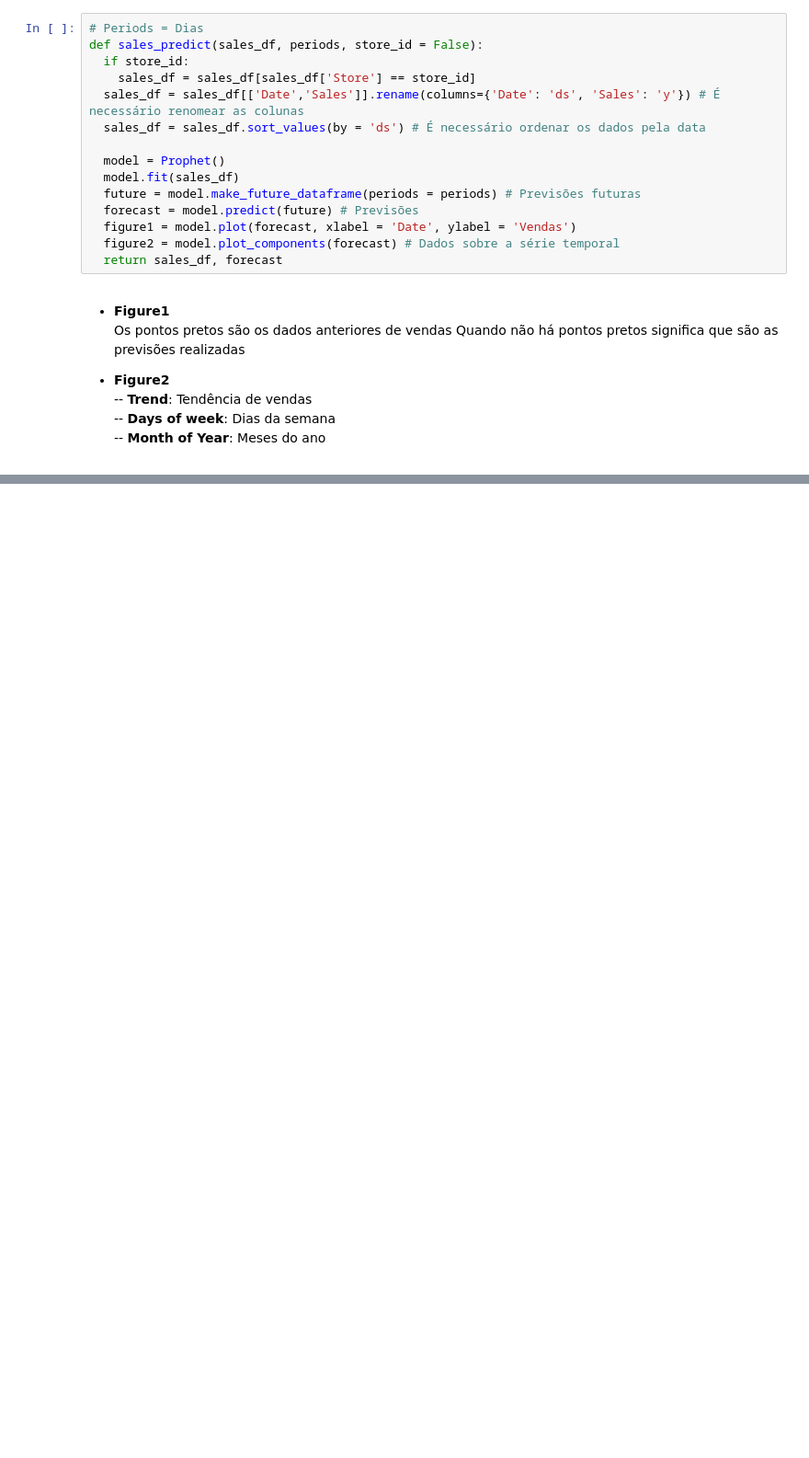
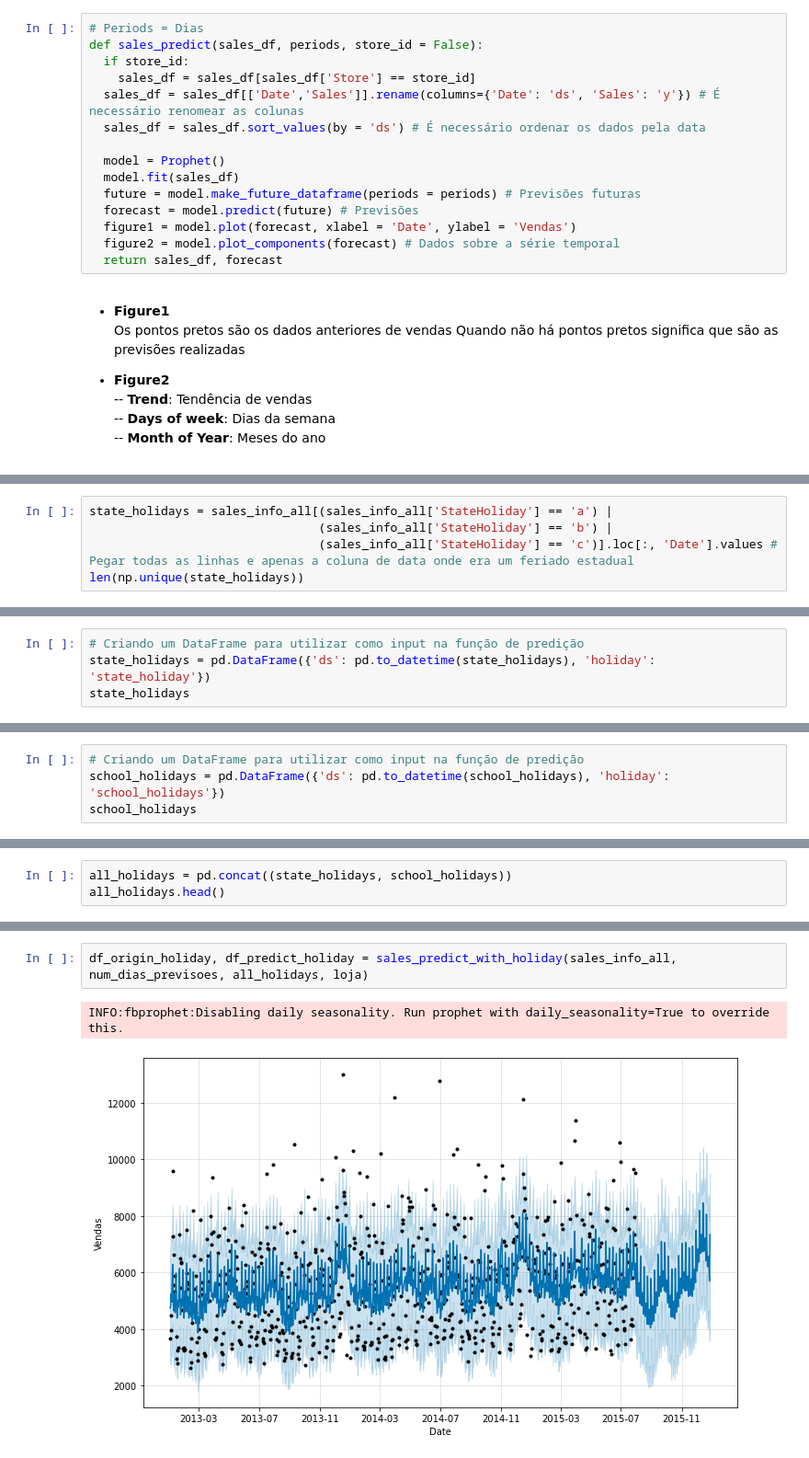
Before and after one commit to Vinicius-Luiz/ciencia_dados_para_empresas, a Jupyter notebook: DEPT VENDAS/Departamento_De_Vendas.ipynb, the cells around one changed output, grey strips where cells are left out. Shown at 92% size. Cells and saved outputs as stored; diff of their text form; blank space fills up the shorter version.

```diff
--- a/DEPT VENDAS/Departamento_De_Vendas.ipynb
+++ b/DEPT VENDAS/Departamento_De_Vendas.ipynb
@@ -508,0 +534,5 @@ df_predict[['ds', 'yhat']].tail(num_dias_previsoes).to_csv(f'previsoes_vendas_lo
+# %%
+state_holidays = sales_info_all[(sales_info_all['StateHoliday'] == 'a') |
+                                (sales_info_all['StateHoliday'] == 'b') |
+                                (sales_info_all['StateHoliday'] == 'c')].loc[:, 'Date'].values # Pegar todas as linhas e apenas a coluna de data onde era um feriado estadual
+len(np.unique(state_holidays))
@@ -508,0 +541,4 @@ df_predict[['ds', 'yhat']].tail(num_dias_previsoes).to_csv(f'previsoes_vendas_lo
+# %%
+# Criando um DataFrame para utilizar como input na função de predição
+state_holidays = pd.DataFrame({'ds': pd.to_datetime(state_holidays), 'holiday': 'state_holiday'})
+state_holidays
@@ -508,0 +559,4 @@ df_predict[['ds', 'yhat']].tail(num_dias_previsoes).to_csv(f'previsoes_vendas_lo
+# %%
+# Criando um DataFrame para utilizar como input na função de predição
+school_holidays = pd.DataFrame({'ds': pd.to_datetime(school_holidays), 'holiday': 'school_holidays'})
+school_holidays
@@ -508,0 +577,3 @@ df_predict[['ds', 'yhat']].tail(num_dias_previsoes).to_csv(f'previsoes_vendas_lo
+# %%
+all_holidays = pd.concat((state_holidays, school_holidays))
+all_holidays.head()
@@ -508,0 +587,5 @@ df_predict[['ds', 'yhat']].tail(num_dias_previsoes).to_csv(f'previsoes_vendas_lo
+# %%
+df_origin_holiday, df_predict_holiday = sales_predict_with_holiday(sales_info_all, num_dias_previsoes, all_holidays, loja)
+# %% [output]
+INFO:fbprophet:Disabling daily seasonality. Run prophet with daily_seasonality=True to override this.
+[figure, added]
```
Also changed, not shown: parts of 18 cells of this notebook, 2 other files.
